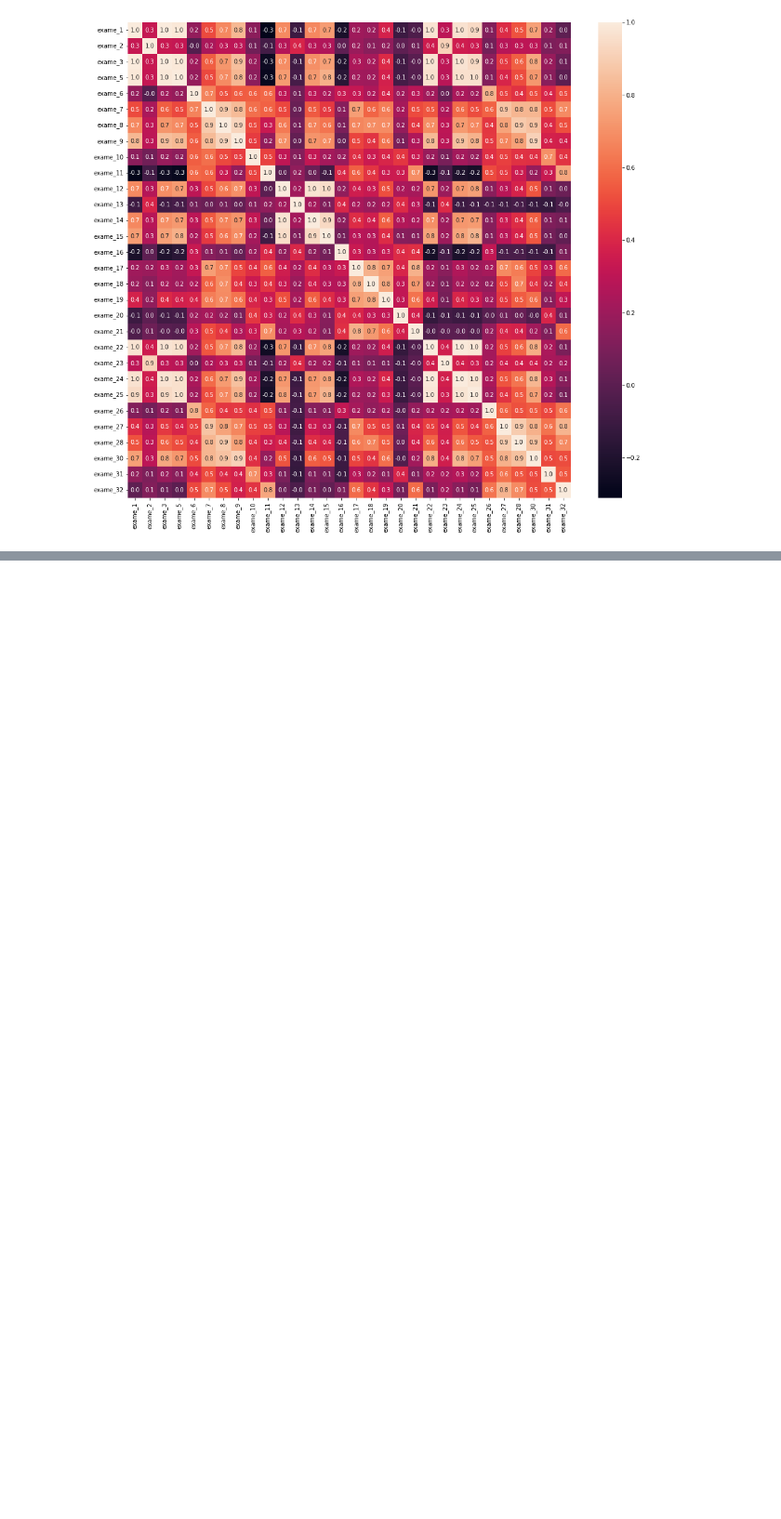
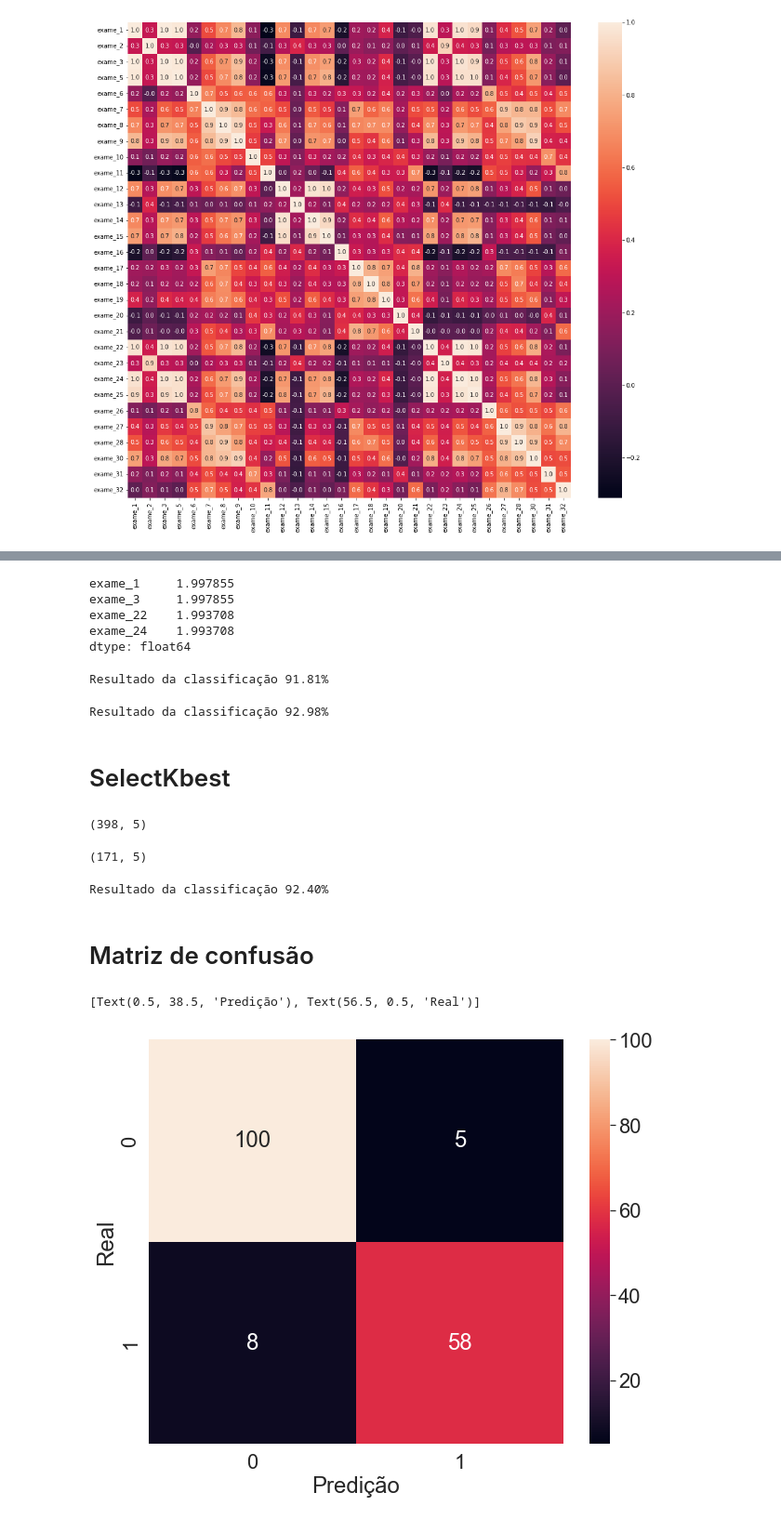
Before and after one commit to MM-coder-bit/Machine-Learning-Varias-Dimensoes, a Jupyter notebook: Colab/ML para detectar cancer.ipynb, the cells around one changed output, grey strips where cells are left out. Shown: that part at 93% size. Drawn from its saved outputs; the diff is of its cells as text; code cells hidden in the pictures; blank space fills up the shorter version.

```diff
--- a/Colab/ML para detectar cancer.ipynb
+++ b/Colab/ML para detectar cancer.ipynb
@@ -282,0 +307,10 @@ sns.heatmap(matriz_correl,annot=True, fmt=".1f")
+# %%
+matriz_correlacao_v2 = matriz_correlacao_v1.sum() # soma os valores
+variaveis_correlacionadas = matriz_correlacao_v2[matriz_correlacao_v2>1] # Seleciona valores > 1
+variaveis_correlacionadas
+# %% [output]
+exame_1     1.997855
+exame_3     1.997855
+exame_22    1.993708
+exame_24    1.993708
+dtype: float64
@@ -282,0 +320,55 @@ sns.heatmap(matriz_correl,annot=True, fmt=".1f")
+# %%
+classificar(valores_exames_v4)
+# %% [output]
+Resultado da classificação 91.81%
+# %%
+valores_exames_v5 = valores_exames_v3.drop(columns=["exame_3", "exame_24"])
+classificar(valores_exames_v5)
+# %% [output]
+Resultado da classificação 92.98%
+# %% [markdown]
+# SelectKbest
+# %%
+from sklearn.feature_selection import SelectKBest
+from sklearn.feature_selection import chi2
+
+select_K_best = SelectKBest(chi2, k=5)
+# %%
+SEED = 1234
+random.seed(SEED)
+
+#Removido colunas
+valores_exames_v6 = valores_exames_v1.drop(columns=["exame_4", "exame_29", "exame_3", "exame_24"])
+
+treino_x, teste_x, treino_y, teste_y = train_test_split(valores_exames_v6, diagnostico, test_size = 0.3)
+select_K_best.fit(treino_x, treino_y)
+treino_kbest = select_K_best.transform(treino_x)
+teste_kbest = select_K_best.transform(teste_x)
+# %%
+treino_kbest.shape
+# %% [output]
+(398, 5)
+# %%
+teste_kbest.shape
+# %% [output]
+(171, 5)
+# %%
+classificador = RandomForestClassifier(n_estimators = 100, random_state=1234)
+classificador.fit(treino_kbest, treino_y)
+
+print("Resultado da classificação %.2f%%" % (classificador.score(teste_kbest, teste_y)* 100))
+# %% [output]
+Resultado da classificação 92.40%
+# %% [markdown]
+# Matriz de confusão
+# %%
+from sklearn.metrics import confusion_matrix
+
+matrix_confusion = confusion_matrix(teste_y,classificador.predict(teste_kbest))
+# %%
+plt.figure(figsize = (10, 8))
+sns.set(font_scale = 2)
+sns.heatmap(matrix_confusion,annot=True, fmt = 'd').set(xlabel = "Predição", ylabel = "Real")
+# %% [output]
+[Text(0.5, 38.5, 'Predição'), Text(56.5, 0.5, 'Real')]
+[figure, added]
```
Also changed, not shown: parts of 11 cells of this notebook.
